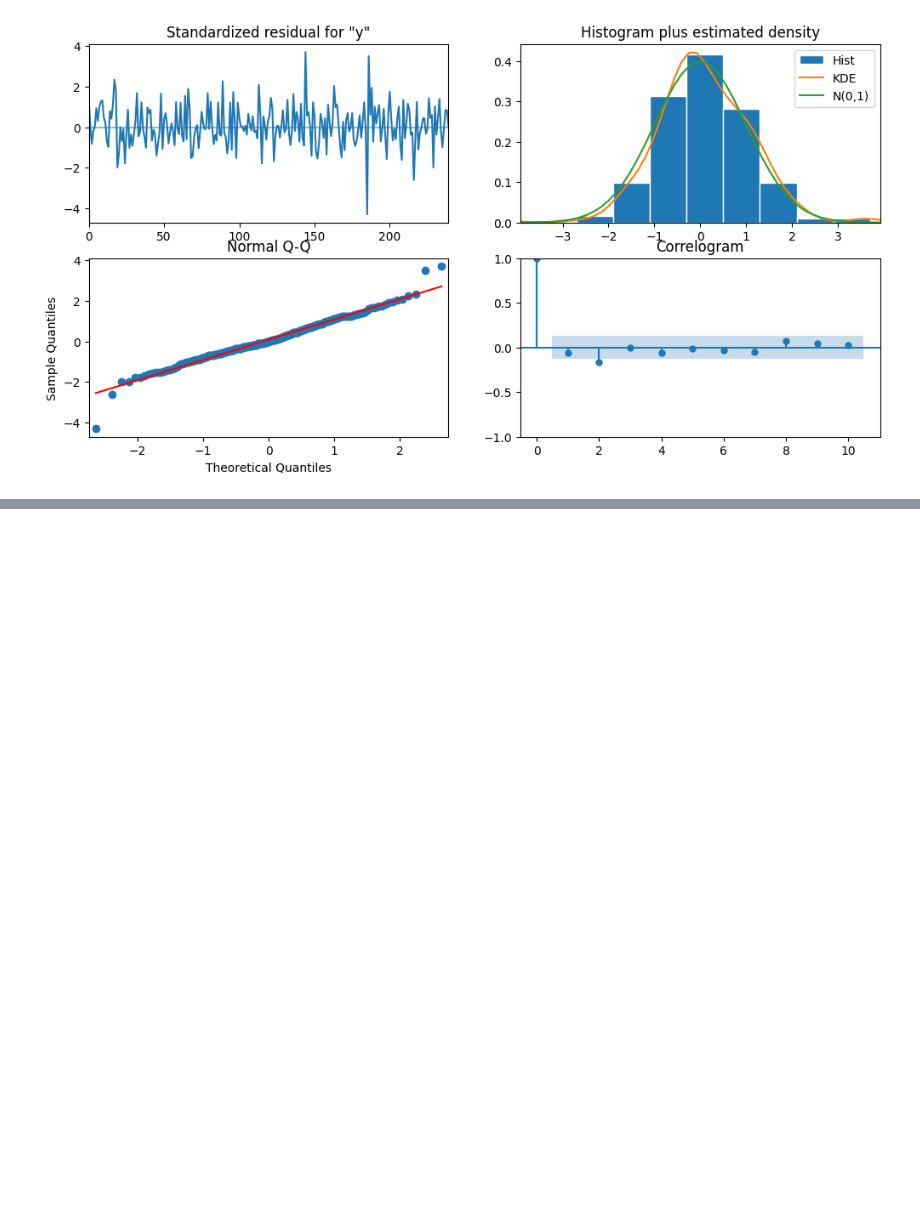
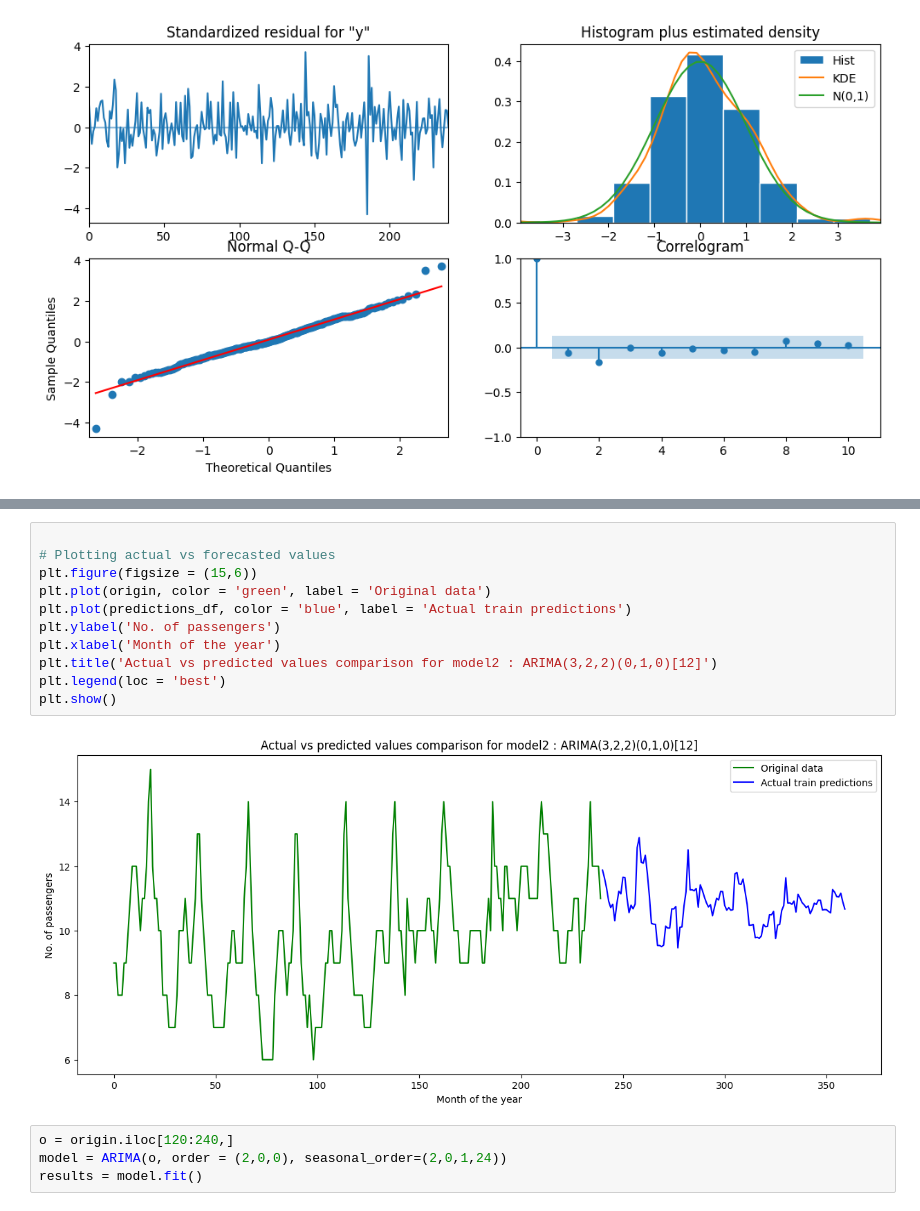
Before and after one commit to Millares95/Investigation_Code, a Jupyter notebook: ultimate_ARIMA_Forcast.ipynb, the cells around one changed output, grey strips where cells are left out. Cells and saved outputs as stored; diff of their text form; blank space fills up the shorter version.

```diff
--- a/ultimate_ARIMA_Forcast.ipynb
+++ b/ultimate_ARIMA_Forcast.ipynb
@@ -490,0 +537,17 @@ model_fitted.plot_diagnostics(figsize=(12, 6))
+# %%
+
+# Plotting actual vs forecasted values
+plt.figure(figsize = (15,6))
+plt.plot(origin, color = 'green', label = 'Original data')
+plt.plot(predictions_df, color = 'blue', label = 'Actual train predictions')
+plt.ylabel('No. of passengers')
+plt.xlabel('Month of the year')
+plt.title('Actual vs predicted values comparison for model2 : ARIMA(3,2,2)(0,1,0)[12]')
+plt.legend(loc = 'best')
+plt.show()
+# %% [output]
+[figure, added]
+# %%
+o = origin.iloc[120:240,]
+model = ARIMA(o, order = (2,0,0), seasonal_order=(2,0,1,24))
+results = model.fit()
```
Also changed, not shown: parts of 7 cells of this notebook.
